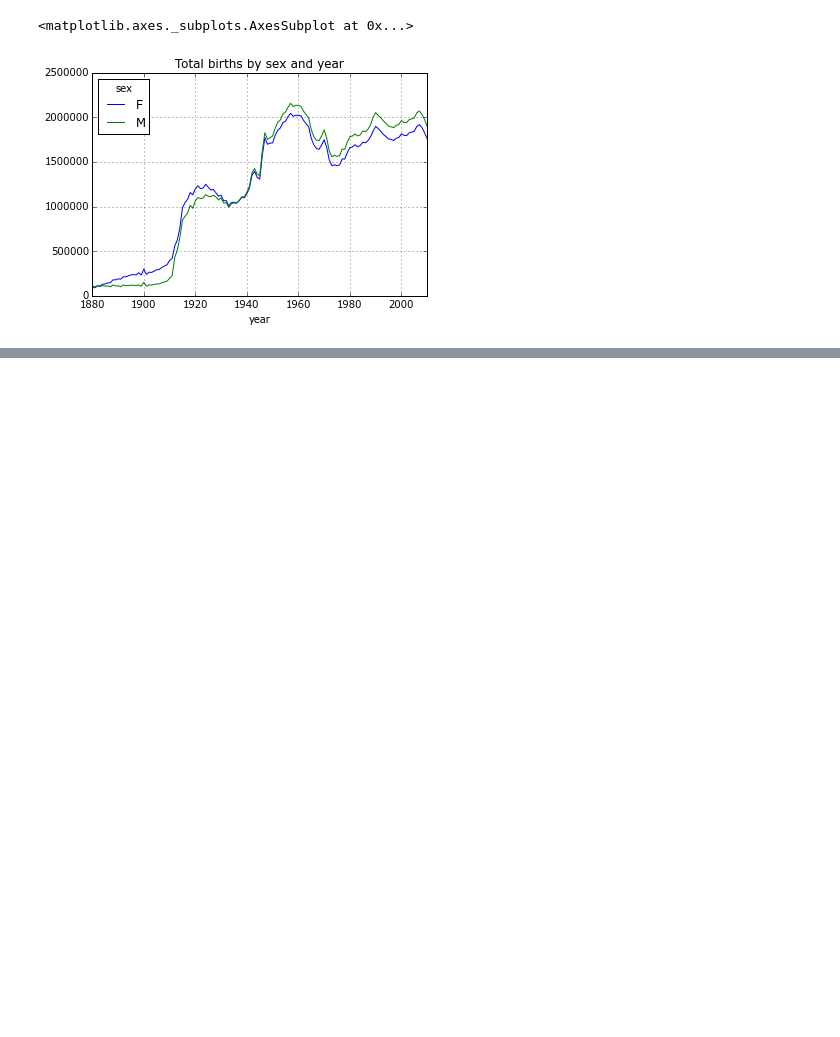
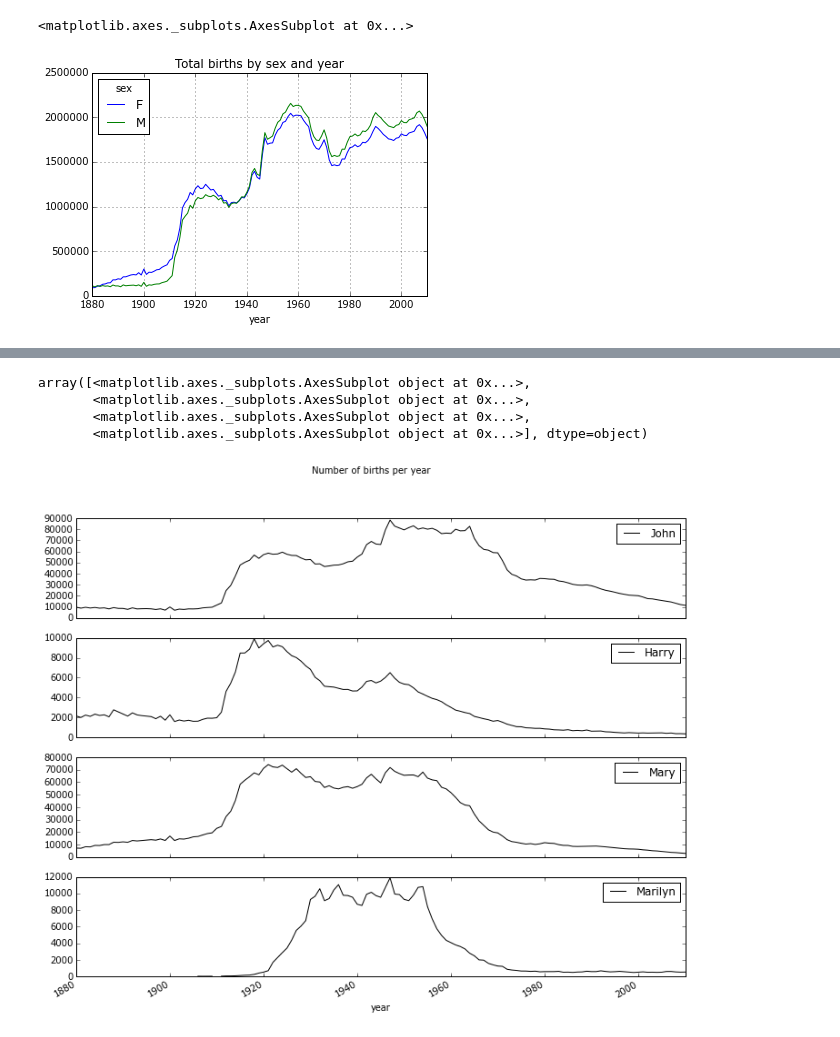
Before and after one commit to RCFans/python-data-learn, a Jupyter notebook: Python for Data Analytics - 03 US Baby Names.ipynb, the cells around one changed output, grey strips where cells are left out. Drawn from its saved outputs; the diff is of its cells as text; code cells hidden in the pictures; blank space fills up the shorter version.

Commit message:
names analysis

```diff
--- a/Python for Data Analytics - 03 US Baby Names.ipynb
+++ b/Python for Data Analytics - 03 US Baby Names.ipynb
@@ -58,0 +64,2 @@ total_births.plot(title='Total births by sex and year')
+# %%
+names = names.groupby(['year', 'sex']).apply(add_prop)
@@ -58,0 +89,5 @@ total_births.plot(title='Total births by sex and year')
+# %%
+pieces = []
+for year, group in names.groupby(['year', 'sex']):
+    pieces.append(group.sort_index(by='births', ascending=False)[:1000])
+top1000 = pd.concat(pieces, ignore_index=True)
@@ -58,0 +106,2 @@ total_births.plot(title='Total births by sex and year')
+# %%
+total_births = top1000.pivot_table('births', index='year', columns='name', aggfunc=sum)
@@ -58,0 +119,10 @@ total_births.plot(title='Total births by sex and year')
+# %%
+subset = total_births[['John', 'Harry', 'Mary', 'Marilyn']]
+# %%
+subset.plot(subplots=True, figsize=(12, 10), grid=False, title="Number of births per year")
+# %% [output]
+array([<matplotlib.axes._subplots.AxesSubplot object at 0x...>,
+       <matplotlib.axes._subplots.AxesSubplot object at 0x...>,
+       <matplotlib.axes._subplots.AxesSubplot object at 0x...>,
+       <matplotlib.axes._subplots.AxesSubplot object at 0x...>], dtype=object)
+[figure, added]
```
Also changed, not shown: parts of 30 cells of this notebook.
